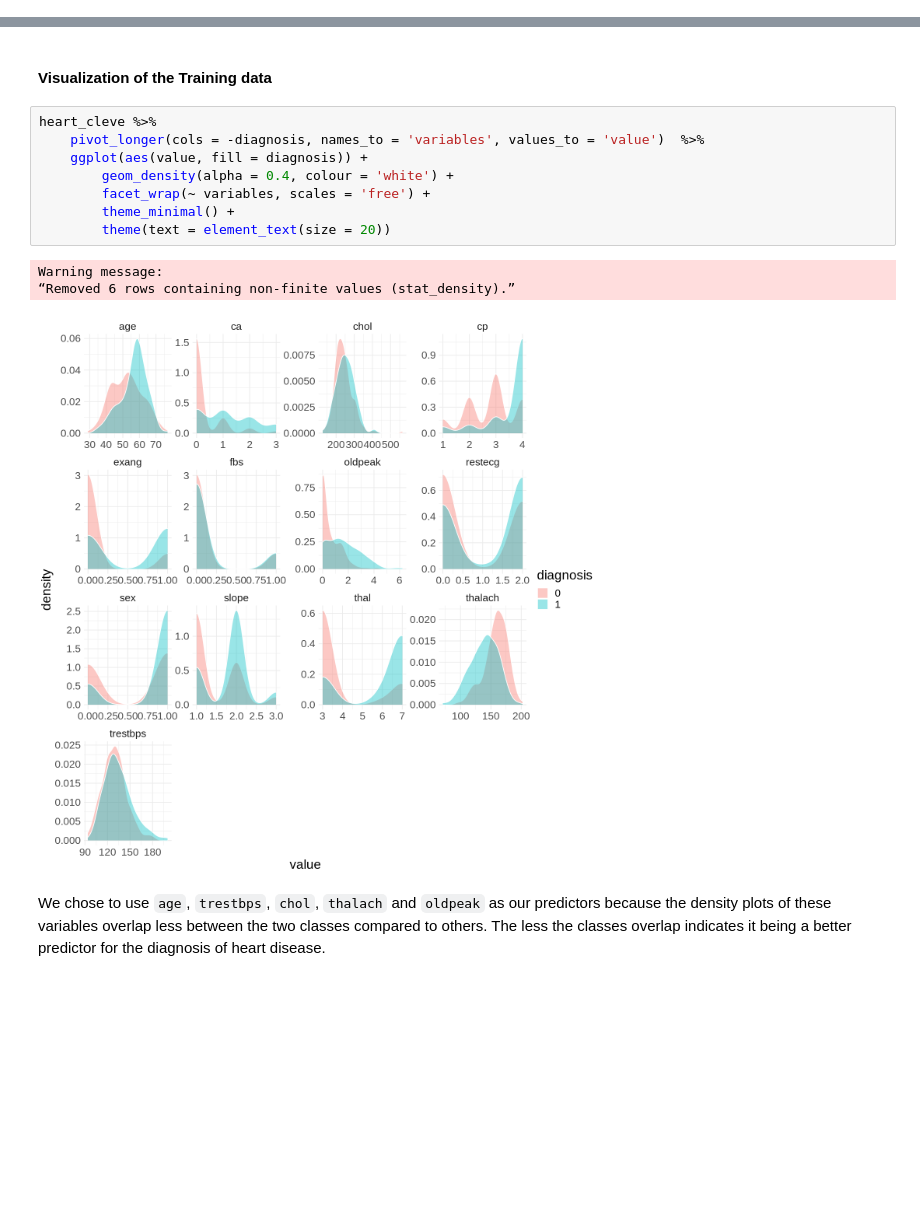
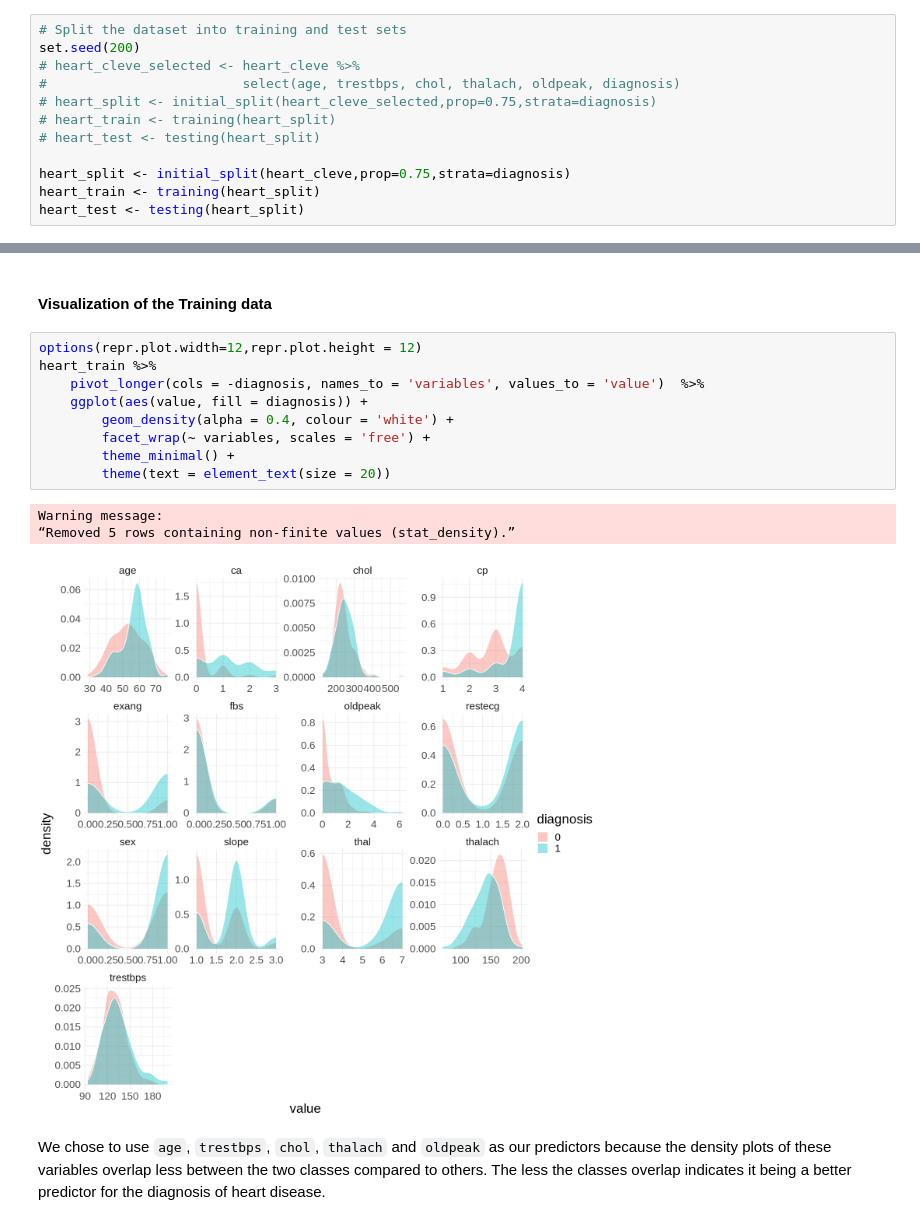
Before and after one commit to acholj/Updated-DSCI-Group-Project, a Jupyter notebook: Heart_Disease_Report.ipynb, the cells around one changed output, grey strips where cells are left out. Saved outputs shown, nothing was run; the diff lists cells and outputs as text; blank space fills up the shorter version.

```diff
--- a/Heart_Disease_Report.ipynb
+++ b/Heart_Disease_Report.ipynb
@@ -147 +129,13 @@ A tibble: 6 × 14
+# %%
+# Split the dataset into training and test sets
+set.seed(200)
+# heart_cleve_selected <- heart_cleve %>%
+#                         select(age, trestbps, chol, thalach, oldpeak, diagnosis)
+# heart_split <- initial_split(heart_cleve_selected,prop=0.75,strata=diagnosis)
+# heart_train <- training(heart_split)
+# heart_test <- testing(heart_split)
+
+heart_split <- initial_split(heart_cleve,prop=0.75,strata=diagnosis)
+heart_train <- training(heart_split)
+heart_test <- testing(heart_split)
 # %% [markdown]
@@ -219,16 +215,17 @@ ERROR: Error in heart_train %>% select(-diagnosis) %>% map_df(quantile, na.rm =
 # %% [markdown]
 #### Visualization of the Training data
 # %%
-heart_cleve %>%
+options(repr.plot.width=12,repr.plot.height = 12)
+heart_train %>%
     pivot_longer(cols = -diagnosis, names_to = 'variables', values_to = 'value')  %>%
     ggplot(aes(value, fill = diagnosis)) +
         geom_density(alpha = 0.4, colour = 'white') +
         facet_wrap(~ variables, scales = 'free') +
         theme_minimal() +
         theme(text = element_text(size = 20))
 # %% [output]
 Warning message:
-“Removed 6 rows containing non-finite values (stat_density).”
+“Removed 5 rows containing non-finite values (stat_density).”
-[figure, old version]
+[figure, new version]
 # %% [markdown]
 We chose to use `age`, `trestbps`, `chol`, `thalach` and `oldpeak` as our predictors because the density plots of these variables overlap less between the two classes compared to others. The less the classes overlap indicates it being a better predictor for the diagnosis of heart disease.
```
Also changed, not shown: parts of 15 cells of this notebook.
